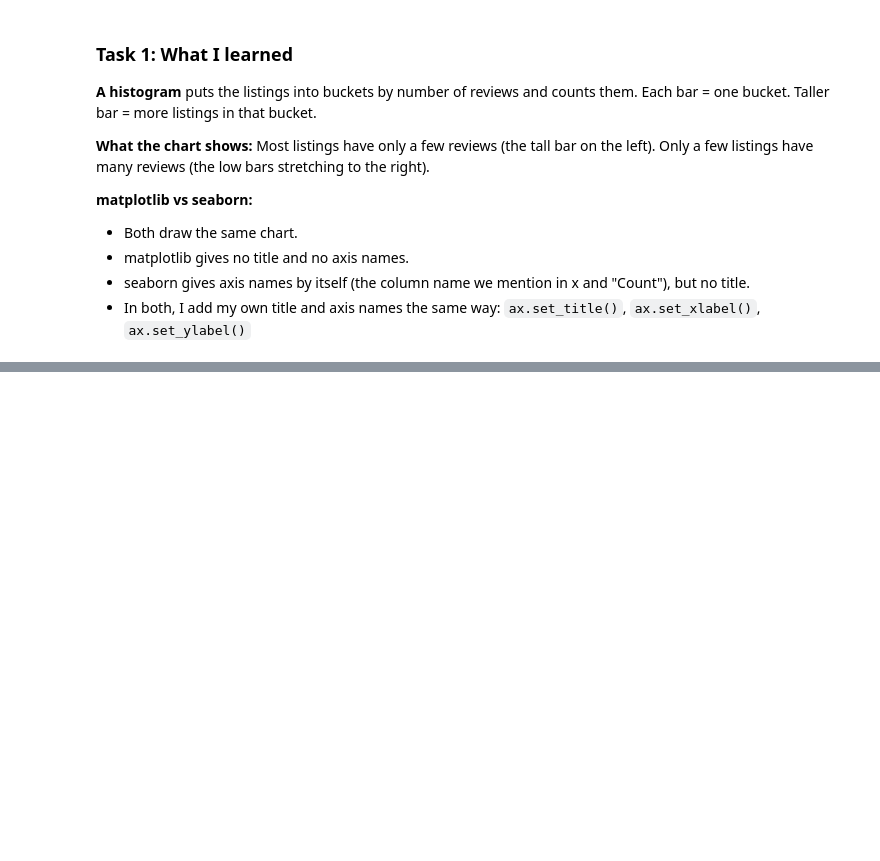
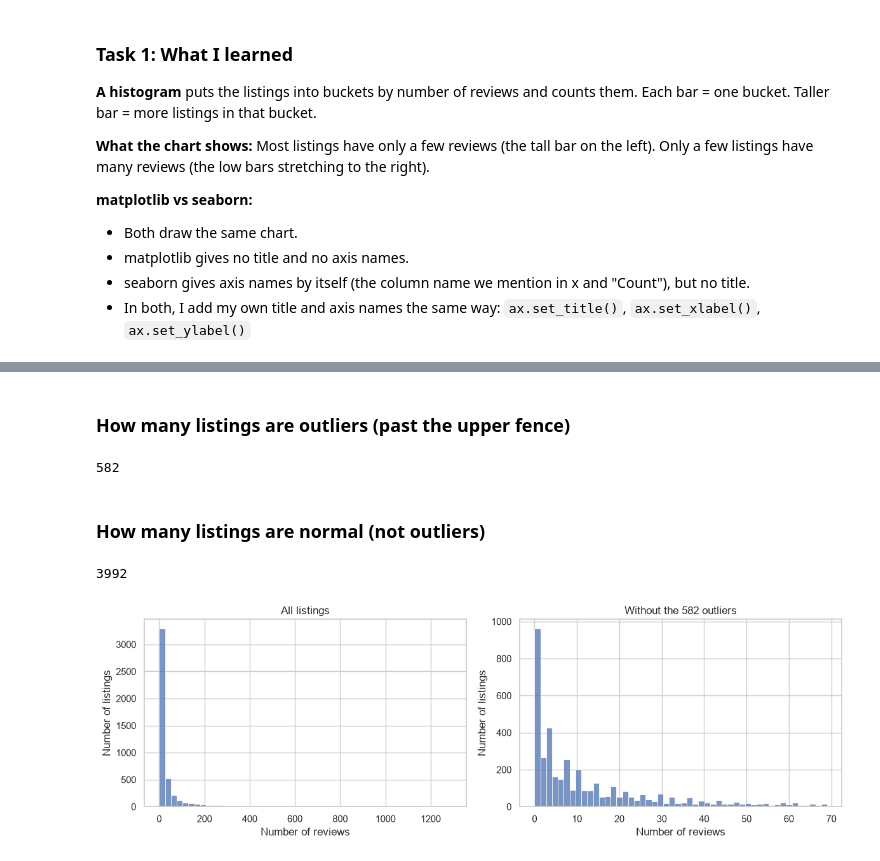
Before and after one commit to Krithika-15/Lexicon, a Jupyter notebook: Data Analysis and visualisation/lab7.ipynb, the cells around one changed output, grey strips where cells are left out. Saved outputs shown, nothing was run; the diff lists cells and outputs as text; code cells hidden in the pictures; blank space fills up the shorter version.

```diff
--- a/Data Analysis and visualisation/lab7.ipynb
+++ b/Data Analysis and visualisation/lab7.ipynb
@@ -58,0 +146,2 @@ Only a few listings have many reviews (the low bars stretching to the right).
+# %%
+listings["reviews_outlier"] = listings["number_of_reviews"] > upper
@@ -58,0 +155,30 @@ Only a few listings have many reviews (the low bars stretching to the right).
+# %% [markdown]
+### How many listings are outliers (past the upper fence)
+# %%
+print(listings["reviews_outlier"].sum())
+# %% [output]
+582
+# %% [markdown]
+### How many listings are normal (not outliers)
+# %%
+print((~listings["reviews_outlier"]).sum())
+# %% [output]
+3992
+# %%
+n_out = listings["reviews_outlier"].sum()
+
+fig, axes = plt.subplots(1, 2, figsize=(12,4))
+sns.histplot(data=listings, x="number_of_reviews", bins=50, ax=axes[0])
+sns.histplot(data=listings[~listings["reviews_outlier"]], x="number_of_reviews", bins=50, ax=axes[1])
+
+axes[0].set_title("All listings")
+axes[1].set_title(f"Without the {n_out} outliers")
+
+for ax in axes:
+    ax.set_xlabel("Number of reviews")
+    ax.set_ylabel("Number of listings")
+
+plt.tight_layout()
+plt.show()
+# %% [output]
+[figure, added]
```
Also changed, not shown: parts of 57 cells of this notebook, 1 other file.
